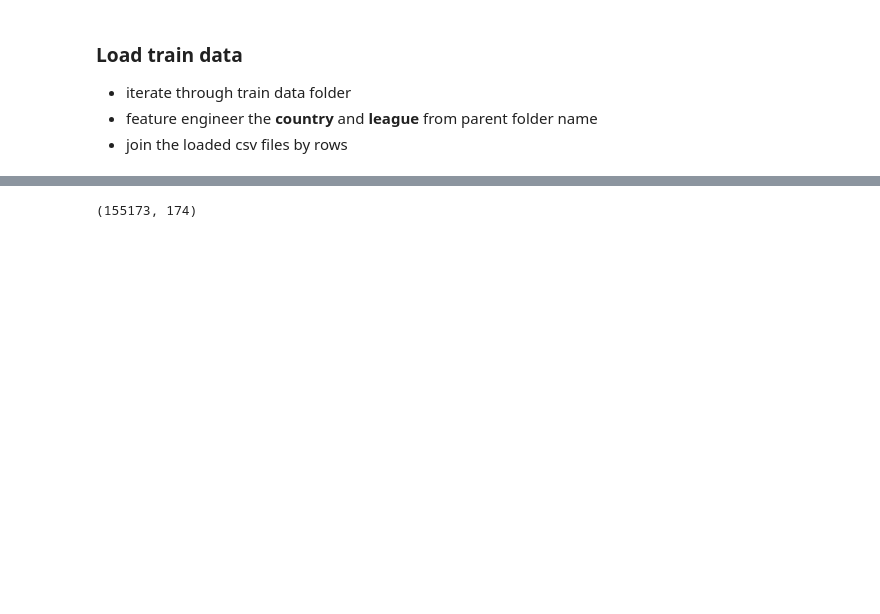
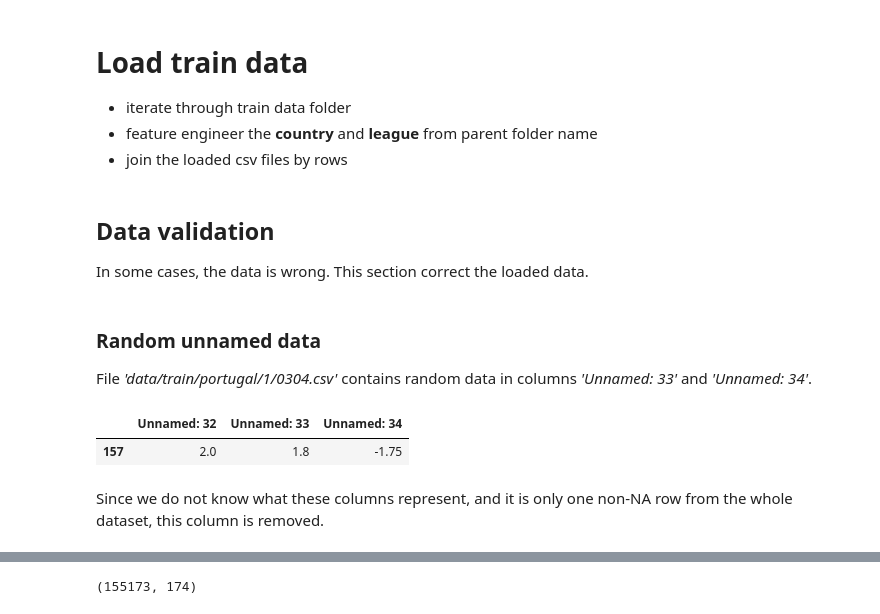
Before and after one commit to balooooooooo/machine-learning-2-coursework, a Jupyter notebook: preprocessing.ipynb, the cells around one changed output, grey strips where cells are left out. Drawn from its saved outputs; the diff is of its cells as text; code cells hidden in the pictures; blank space fills up the shorter version.

```diff
--- a/preprocessing.ipynb
+++ b/preprocessing.ipynb
@@ -6,5 +9,6 @@ from matplotlib import pyplot as plt
 # %% [markdown]
-### Load train data
+# Load train data
+
 - iterate through train data folder
 - feature engineer the **country** and **league** from parent folder name
 - join the loaded csv files by rows
@@ -14,7 +18,27 @@ for root, directory, files in os.walk("data/train", topdown=False):
     if files:
         for file in files:
             tmp = pd.read_csv(f"{root}/{file}")
+            # Remove empty rows and columns
+            tmp = tmp.dropna(how='all', axis=0)
+            tmp = tmp.dropna(how='all', axis=1)
+            # Derive additional columns
             tmp["league"] = int(root.split("\\")[2])
             tmp["country"] = root.split("\\")[1]
             tmp["season"] = int(file[:2]) # no. of season - 00/01 - 0th season, 21/22 - 21st season
             df = pd.concat([df, tmp], axis = 0)
+# %% [markdown]
+## Data validation
+
+In some cases, the data is wrong. This section correct the loaded data.
+# %% [markdown]
+### Random unnamed data
+
+File *'data/train/portugal/1/0304.csv'* contains random data in columns *'Unnamed: 33'* and *'Unnamed: 34'*.
+# %%
+unnamed_cols_df = df[['Unnamed: 32', 'Unnamed: 33', 'Unnamed: 34']]
+unnamed_cols_df[unnamed_cols_df.notnull().any(axis=1)]
+# %% [output]
+|  | Unnamed: 32 | Unnamed: 33 | Unnamed: 34 |
+| 157 | 2.0 | 1.8 | -1.75 |
+# %% [markdown]
+Since we do not know what these columns represent, and it is only one non-NA row from the whole dataset, this column is removed.
```
Also changed, not shown: parts of 24 cells of this notebook.
